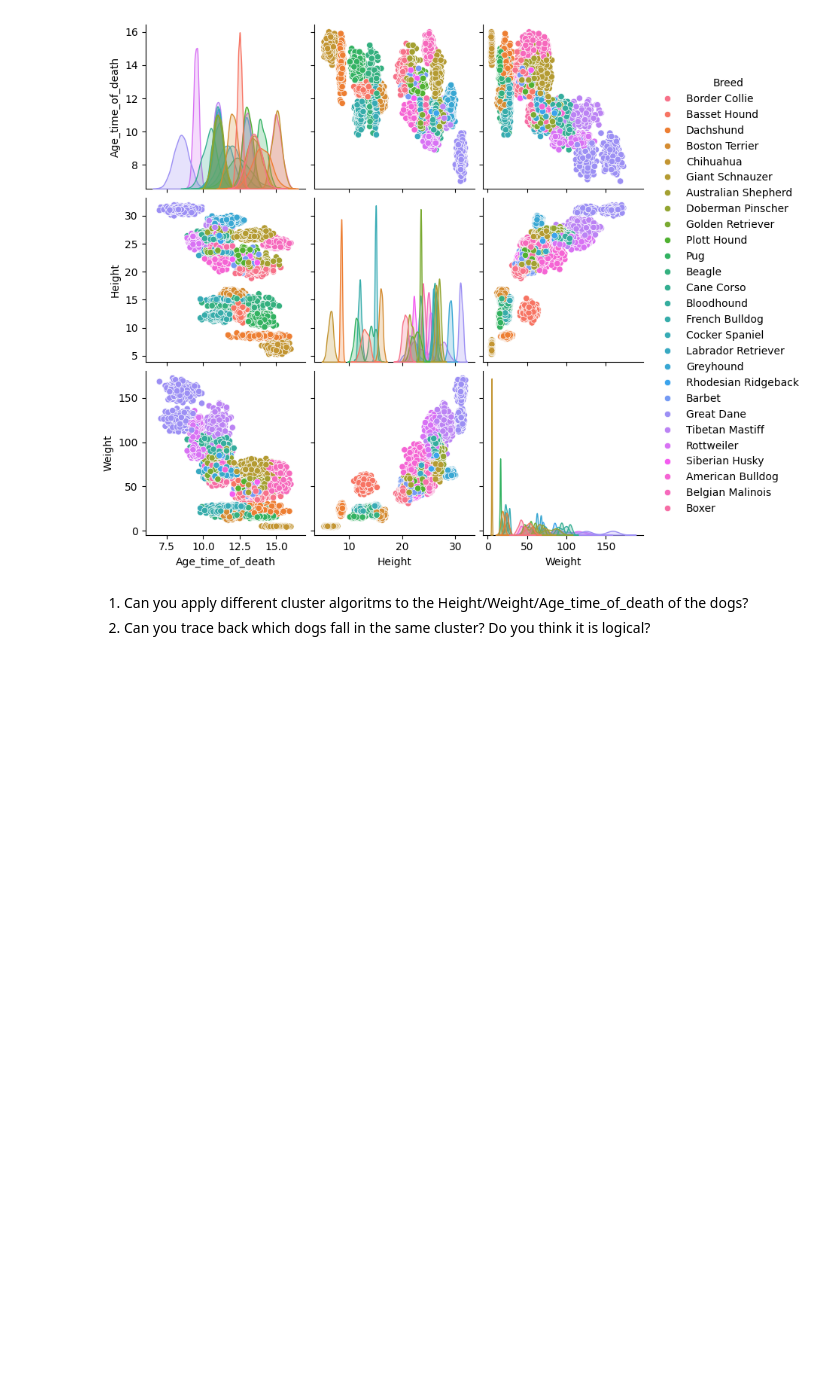
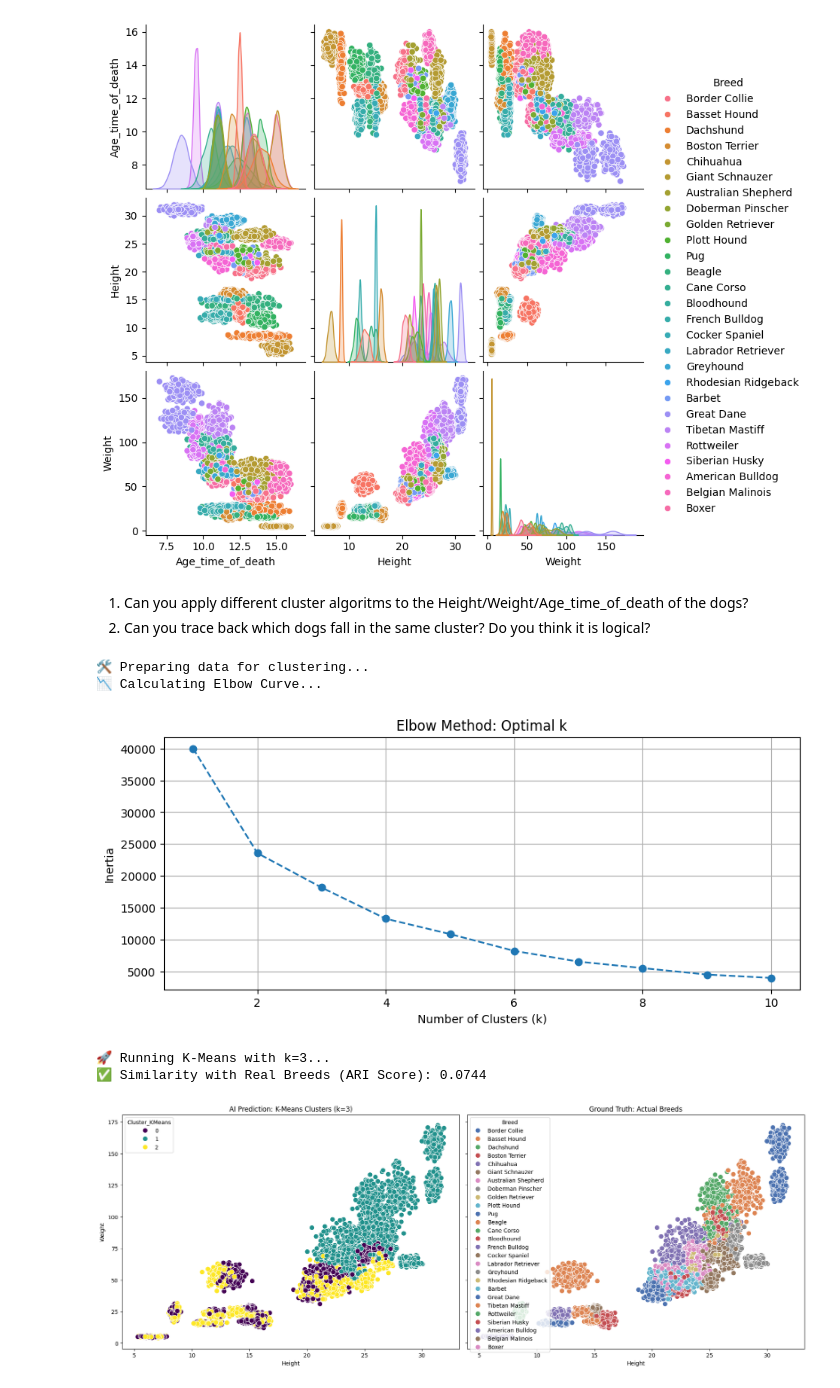
Before and after one commit to niboR13s/Data-science-code, a Jupyter notebook: Homework/Week_03/Unsupervised methods/00_Dog_clustering.ipynb, the cells around one changed output. Saved outputs shown, nothing was run; the diff lists cells and outputs as text; code cells hidden in the pictures; blank space fills up the shorter version.

```diff
--- a/Homework/Week_03/Unsupervised methods/00_Dog_clustering.ipynb
+++ b/Homework/Week_03/Unsupervised methods/00_Dog_clustering.ipynb
@@ -36,3 +36,81 @@ sns.pairplot(df.drop(['Gender','Skills','Likes'],axis=1), hue='Breed')
 # %% [markdown]
 1) Can you apply different cluster algoritms to the Height/Weight/Age_time_of_death of the dogs?<br>
 2) Can you trace back which dogs fall in the same cluster? Do you think it is logical?
+# %%
+import pandas as pd
+import numpy as np
+import matplotlib.pyplot as plt
+import seaborn as sns
+from sklearn.cluster import KMeans
+from sklearn.preprocessing import StandardScaler, LabelEncoder
+from sklearn.metrics import adjusted_rand_score
+
+# --- 1. Data Preprocessing ---
+print("🛠️ Preparing data for clustering...")
+df_clus = df.copy()
+
+# Encode Gender for clustering
+le = LabelEncoder()
+if 'Gender' in df_clus.columns:
+    df_clus['Gender_Enc'] = le.fit_transform(df_clus['Gender'].astype(str))
+
+# Select features (Numerical only)
+# Note: We do NOT use 'Breed' for training, only for comparison later!
+features = ['Age_time_of_death', 'Height', 'Weight', 'Gender_Enc']
+X = df_clus[features].dropna()
+
+# Scaling
+scaler = StandardScaler()
+X_scaled = pd.DataFrame(scaler.fit_transform(X), columns=X.columns)
+
+# --- 2. Elbow Method ---
+print("📉 Calculating Elbow Curve...")
+inertia = []
+k_range = range(1, 11)
+
+for k in k_range:
+    kmeans = KMeans(n_clusters=k, random_state=42, n_init=10)
+    kmeans.fit(X_scaled)
+    inertia.append(kmeans.inertia_)
+
+plt.figure(figsize=(10, 4))
+plt.plot(k_range, inertia, marker='o', linestyle='--')
+plt.title('Elbow Method: Optimal k')
+plt.xlabel('Number of Clusters (k)')
+plt.ylabel('Inertia')
+plt.grid(True)
+plt.show()
+
+# --- 3. Apply K-Means ---
+# Set k to the number of breeds you expect (or based on elbow)
+optimal_k = 3
+print(f"🚀 Running K-Means with k={optimal_k}...")
+
+kmeans = KMeans(n_clusters=optimal_k, random_state=42, n_init=10)
+df_clus['Cluster_KMeans'] = kmeans.fit_predict(X_scaled)
+
+# --- 4. Comparison with Ground Truth (Breed) ---
+# Calculate Adjusted Rand Index (1.0 is perfect match, 0.0 is random)
+ari_score = adjusted_rand_score(df_clus['Breed'], df_clus['Cluster_KMeans'])
+print(f"✅ Similarity with Real Breeds (ARI Score): {ari_score:.4f}")
+
+# Side-by-Side Visualization
+fig, axes = plt.subplots(1, 2, figsize=(18, 7), sharey=True)
+
+# Plot 1: The AI Clusters
+sns.scatterplot(data=df_clus, x='Height', y='Weight', hue='Cluster_KMeans', palette='viridis', s=80, ax=axes[0])
+axes[0].set_title(f'AI Prediction: K-Means Clusters (k={optimal_k})')
+
+# Plot 2: The Real Breeds
+sns.scatterplot(data=df_clus, x='Height', y='Weight', hue='Breed', palette='deep', s=80, ax=axes[1])
+axes[1].set_title('Ground Truth: Actual Breeds')
+
+plt.tight_layout()
+plt.show()
+# %% [output]
+🛠️ Preparing data for clustering...
+📉 Calculating Elbow Curve...
+[figure, added]
+🚀 Running K-Means with k=3...
+✅ Similarity with Real Breeds (ARI Score): 0.0744
+[figure, added]
```
Also changed, not shown: parts of 4 cells of this notebook, 7 other files.
